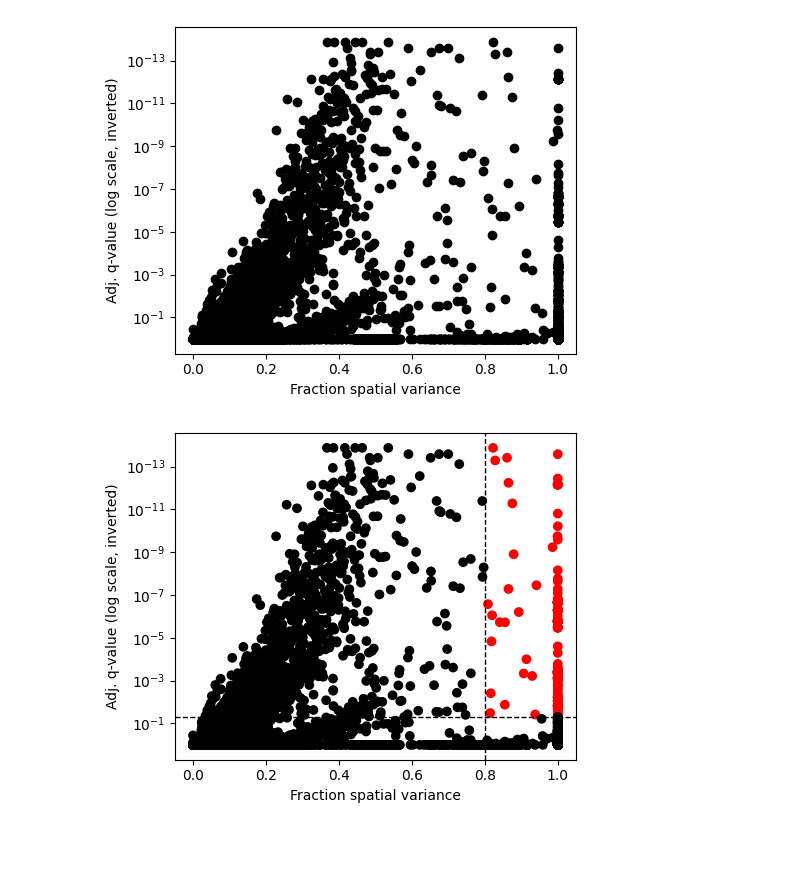
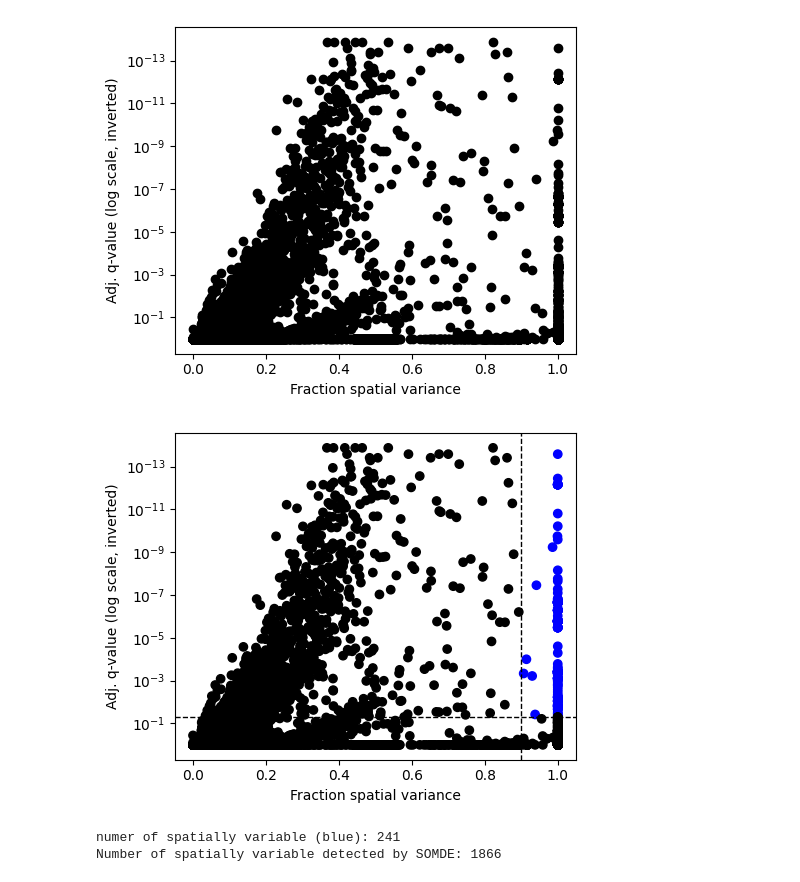
Before and after one commit to nikolienka24/IV114_ST, a Jupyter notebook: SOMDE_vizualizations.ipynb, the cells around one changed output. Drawn from its saved outputs; the diff is of its cells as text; code cells hidden in the pictures; blank space fills up the shorter version.

Commit message:
edit somde visualizations

```diff
--- a/SOMDE_vizualizations.ipynb
+++ b/SOMDE_vizualizations.ipynb
@@ -6,7 +6,7 @@ Variables that can be modified in this notebook
 ---
 **Set following variables if you are running notebook interactively.**
 # %%
-input_path_folder_default = "somde_results/SN124_A595688_Rep2/somde_result.csv"
+input_path_folder_default = "somde_results/SN124_A595688_Rep2/"
 suppress_warnings_default = False
 # %% [markdown]
 ### Load variables from CMD
@@ -83,7 +83,7 @@ Using input path: somde_results/SN124_A595688_Rep2/somde_result.csv
 # %% [markdown]
 # SOMDE vizualizations
 # %%
-result = pd.read_csv(DATA_PATH)
+result = pd.read_csv(DATA_PATH + "/somde_result.csv")
 result
 # %% [output]
 |  | Unnamed: 0 | FSV | M | g | l | max_delta | max_ll | max_mu_hat | max_s2_t_hat | model | ... |
@@ -119,22 +119,30 @@ plt.show()
 # %%
 import matplotlib.pyplot as plt
 
 # Filter out non-positive q-values
 plot_data = result[result['qval'] > 0]
 
 # Define colors based on the condition
-colors = ['red' if (row['FSV'] >= 0.8 and row['qval'] <= 0.05) else 'black'
+colors = ['blue' if (row['FSV'] >= 0.9 and row['qval'] <= 0.05) else 'black'
           for _, row in plot_data.iterrows()]
 
 plt.figure(figsize=(5, 4))
 plt.scatter(plot_data['FSV'], plot_data['qval'], c=colors)
 plt.yscale('log')
 plt.gca().invert_yaxis()
 plt.axhline(0.05, c='black', lw=1, ls='--')
-plt.axvline(0.8, c='black', lw=1, ls='--')
+plt.axvline(0.9, c='black', lw=1, ls='--')
 plt.xlabel('Fraction spatial variance')
 plt.ylabel('Adj. q-value (log scale, inverted)')
 plt.tight_layout()
 plt.show()
 # %% [output]
-[figure, old version]
+[figure, new version]
+# %%
+print("numer of spatially variable (blue):", colors.count('blue'))
+
+sv_data = pd.read_csv(DATA_PATH + '/SVnum.csv')
+print("Number of spatially variable detected by SOMDE:", sv_data['SVnum'].iloc[0])
+# %% [output]
+numer of spatially variable (blue): 241
+Number of spatially variable detected by SOMDE: 1866
```
Also changed, not shown: parts of 2 cells of this notebook.
